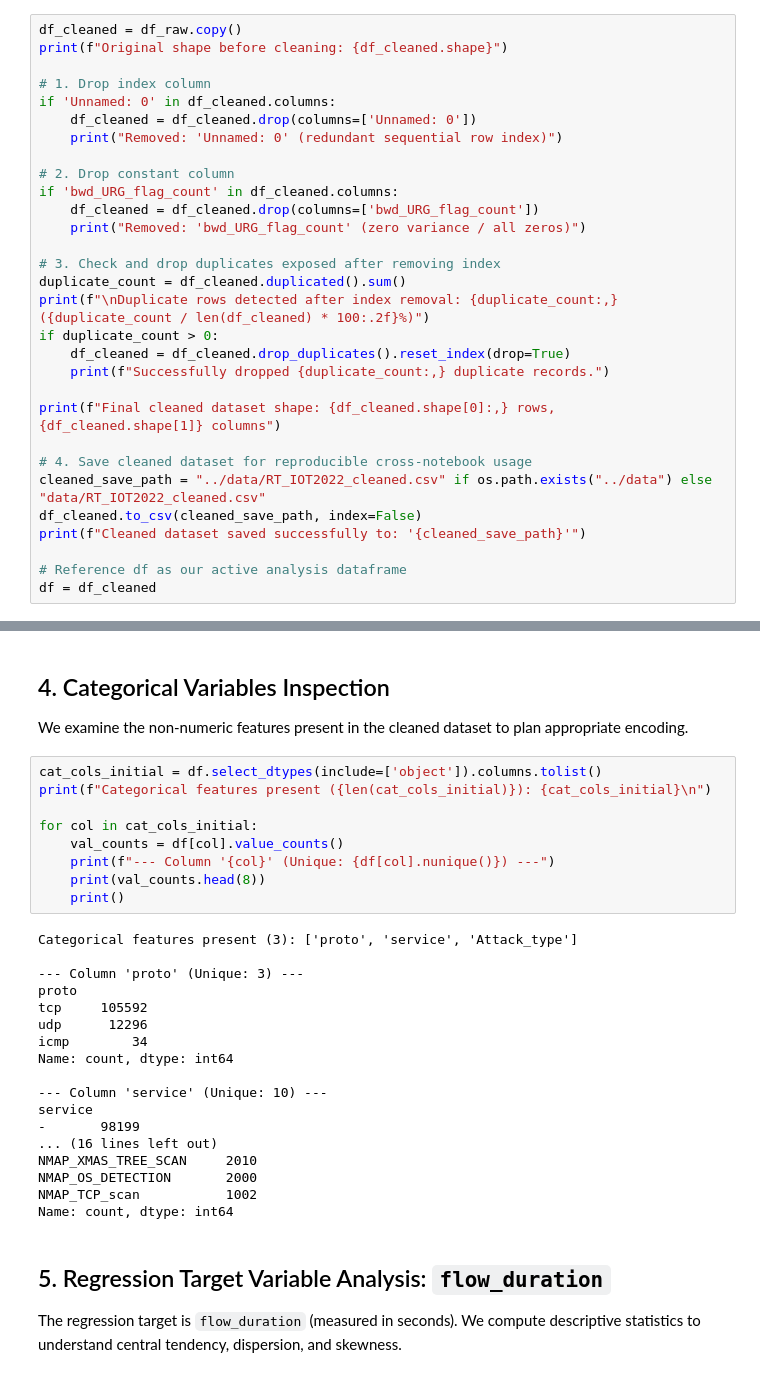
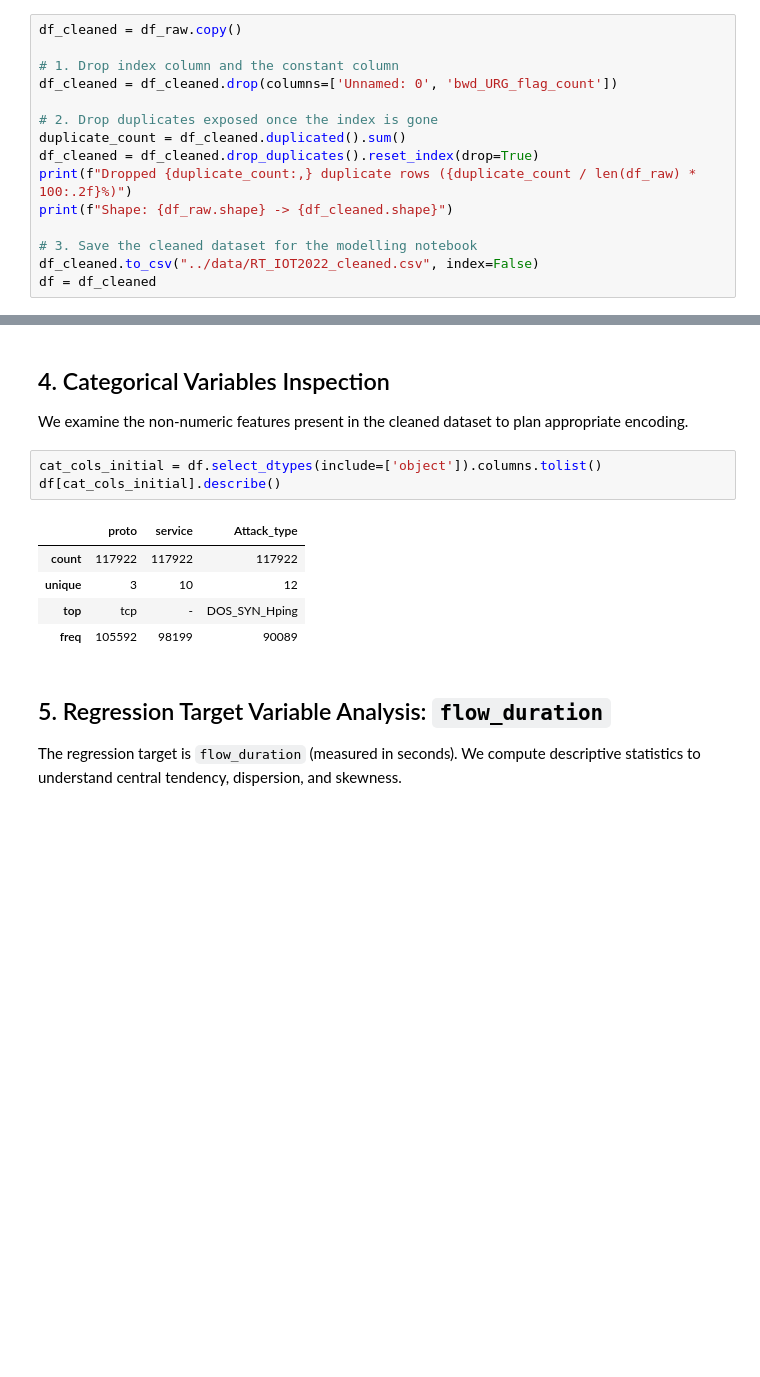
Before and after one commit to likhith1253/ML_Capstone, a Jupyter notebook: regression/regression_preprocessing.ipynb, the cells around one changed output, grey strips where cells are left out. Cells and saved outputs as stored; diff of their text form; blank space fills up the shorter version.

```diff
--- a/regression/regression_preprocessing.ipynb
+++ b/regression/regression_preprocessing.ipynb
@@ -142,32 +123,17 @@ Based on our empirical audit, we implement the following cleaning protocol:
 4. **Persist Cleaned Dataset:** Save `RT_IOT2022_cleaned.csv` as the clean benchmark data source.
 # %%
 df_cleaned = df_raw.copy()
-print(f"Original shape before cleaning: {df_cleaned.shape}")
 
-# 1. Drop index column
-if 'Unnamed: 0' in df_cleaned.columns:
-    df_cleaned = df_cleaned.drop(columns=['Unnamed: 0'])
-    print("Removed: 'Unnamed: 0' (redundant sequential row index)")
+# 1. Drop index column and the constant column
+df_cleaned = df_cleaned.drop(columns=['Unnamed: 0', 'bwd_URG_flag_count'])
 
-# 2. Drop constant column
-if 'bwd_URG_flag_count' in df_cleaned.columns:
-    df_cleaned = df_cleaned.drop(columns=['bwd_URG_flag_count'])
-    print("Removed: 'bwd_URG_flag_count' (zero variance / all zeros)")
+# 2. Drop duplicates exposed once the index is gone
+duplicate_count = df_cleaned.duplicated().sum()
+df_cleaned = df_cleaned.drop_duplicates().reset_index(drop=True)
+print(f"Dropped {duplicate_count:,} duplicate rows ({duplicate_count / len(df_raw) * 100:.2f}%)")
+print(f"Shape: {df_raw.shape} -> {df_cleaned.shape}")
 
-# 3. Check and drop duplicates exposed after removing index
-duplicate_count = df_cleaned.duplicated().sum()
-print(f"\nDuplicate rows detected after index removal: {duplicate_count:,} ({duplicate_count / len(df_cleaned) * 100:.2f}%)")
-if duplicate_count > 0:
-    df_cleaned = df_cleaned.drop_duplicates().reset_index(drop=True)
-    print(f"Successfully dropped {duplicate_count:,} duplicate records.")
-
-print(f"Final cleaned dataset shape: {df_cleaned.shape[0]:,} rows, {df_cleaned.shape[1]} columns")
-
-# 4. Save cleaned dataset for reproducible cross-notebook usage
-cleaned_save_path = "../data/RT_IOT2022_cleaned.csv" if os.path.exists("../data") else "data/RT_IOT2022_cleaned.csv"
-df_cleaned.to_csv(cleaned_save_path, index=False)
-print(f"Cleaned dataset saved successfully to: '{cleaned_save_path}'")
-
-# Reference df as our active analysis dataframe
+# 3. Save the cleaned dataset for the modelling notebook
+df_cleaned.to_csv("../data/RT_IOT2022_cleaned.csv", index=False)
 df = df_cleaned
 # %% [output]
@@ -185,31 +145,13 @@ Cleaned dataset saved successfully to: '../data/RT_IOT2022_cleaned.csv'
 We examine the non-numeric features present in the cleaned dataset to plan appropriate encoding.
 # %%
 cat_cols_initial = df.select_dtypes(include=['object']).columns.tolist()
-print(f"Categorical features present ({len(cat_cols_initial)}): {cat_cols_initial}\n")
-
-for col in cat_cols_initial:
-    val_counts = df[col].value_counts()
-    print(f"--- Column '{col}' (Unique: {df[col].nunique()}) ---")
-    print(val_counts.head(8))
-    print()
+df[cat_cols_initial].describe()
 # %% [output]
-Categorical features present (3): ['proto', 'service', 'Attack_type']
-
---- Column 'proto' (Unique: 3) ---
-proto
-tcp     105592
-udp      12296
-icmp        34
-Name: count, dtype: int64
-
---- Column 'service' (Unique: 10) ---
-service
--       98199
-... (16 lines left out)
-NMAP_XMAS_TREE_SCAN     2010
-NMAP_OS_DETECTION       2000
-NMAP_TCP_scan           1002
-Name: count, dtype: int64
+|  | proto | service | Attack_type |
+| count | 117922 | 117922 | 117922 |
+| unique | 3 | 10 | 12 |
+| top | tcp | - | DOS_SYN_Hping |
+| freq | 105592 | 98199 | 90089 |
 # %% [markdown]
 ## 5. Regression Target Variable Analysis: `flow_duration`
 
```
Also changed, not shown: parts of 17 cells of this notebook, 4 other files.
